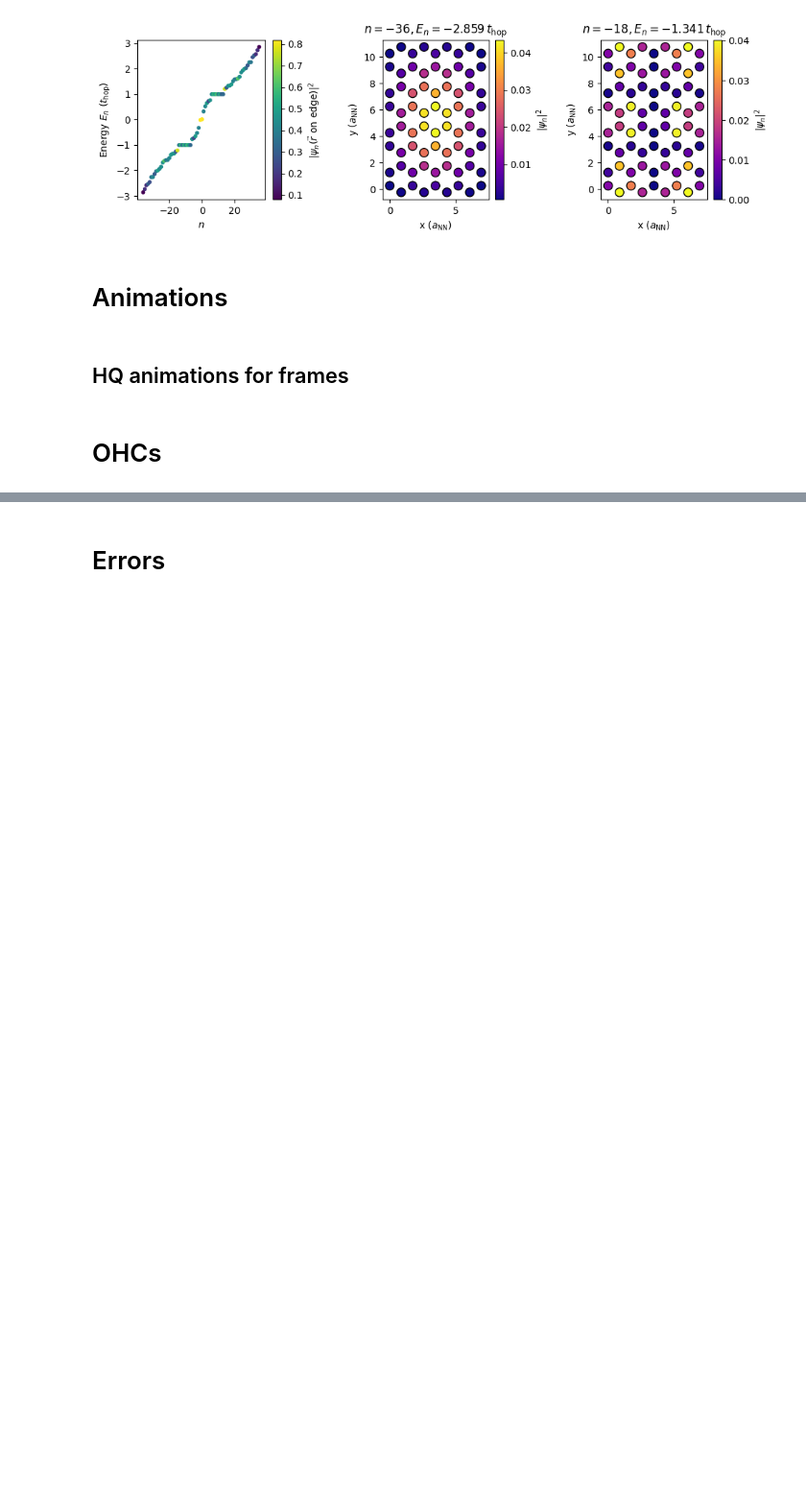
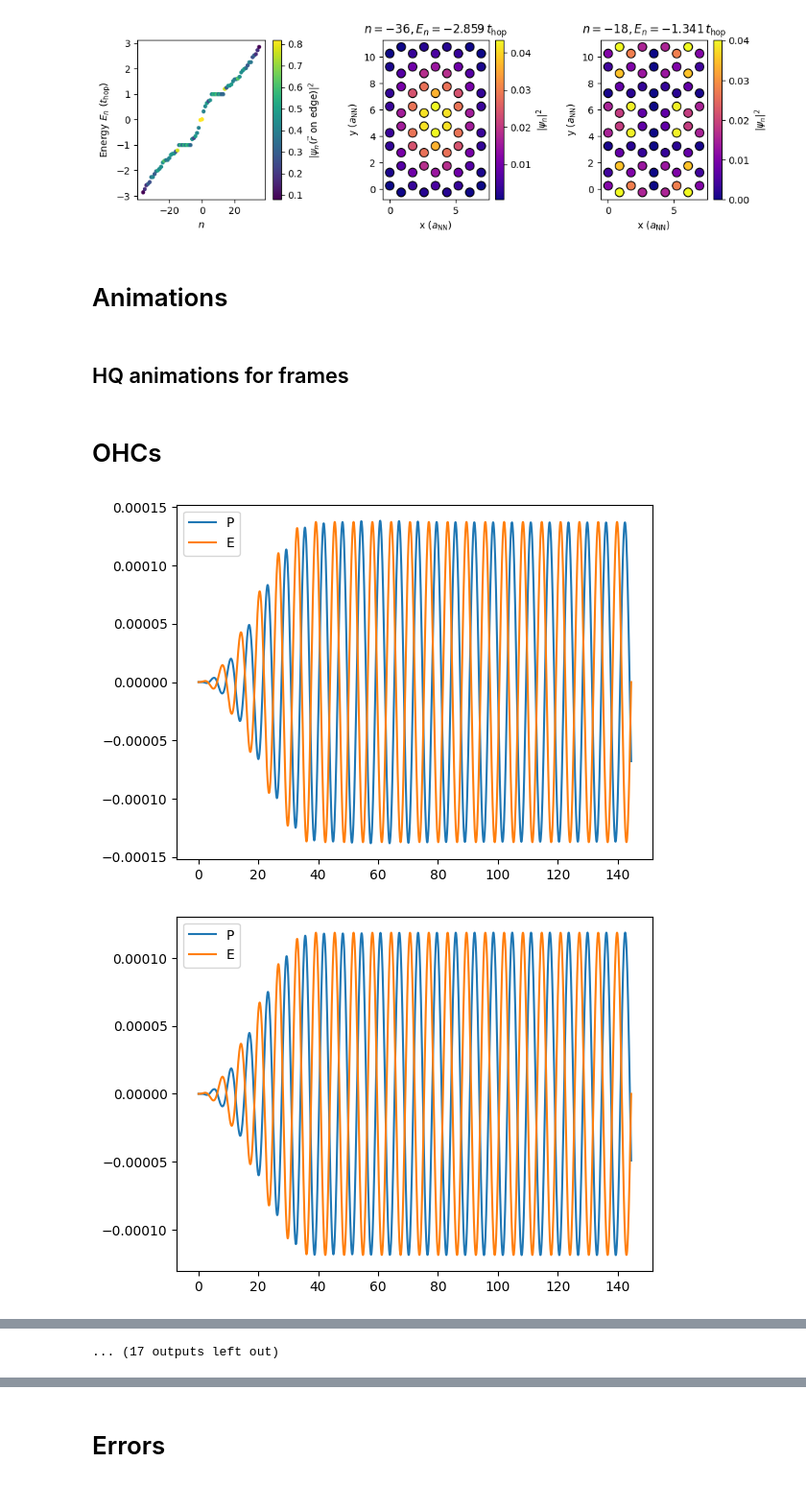
Before and after one commit to Leonard-P/orbitronics_research_project, a Jupyter notebook: results/report_calculations_and_plots.ipynb, the cells around one changed output, grey strips where cells are left out. Shown at 96% size. Drawn from its saved outputs; the diff is of its cells as text; code cells hidden in the pictures; blank space fills up the shorter version.

```diff
--- a/results/report_calculations_and_plots.ipynb
+++ b/results/report_calculations_and_plots.ipynb
@@ -321,37 +321,40 @@ def ohc(data, t_eq):
     return 2 * np.pi * fourier_at_omega(orb_current_values, dt, data["omega"]) / fourier_at_omega(data["E_amplitude"][-t_eq:], dt, data["omega"])
 # %%
 rows = []
-for fname in os.listdir("data_final_nodecay"):
-    path = os.path.join("data_final_nodecay", fname)
+for fname in os.listdir("data"):
+    path = os.path.join("data", fname)
     if not fname.endswith(".pkl"): continue
 
     with open(path, "rb") as fh:
         d = pickle.load(fh)
 
     if d["substeps"] < 150: continue
     if d["Lx"] > 29: continue
 
     Trange = 15 * 2 * np.pi / d["omega"]
     # find index where time > Trange
     t_eq = np.searchsorted(d["E_time"], Trange)
     val = ohc(d, t_eq)
     rows.append({
         "Lx": d.get("Lx"),
         "Ly": d.get("Ly"),
         "omega": d.get("omega"),
         "ohc_abs": float(np.abs(val)),
         "ohc_angle": float(np.angle(val)),
 
         #"ohc_Re": float(np.real(val)),
         #"ohc_Im": float(np.imag(val)),
     })
 
     dt = np.diff(d["E_time"]).mean()
 
     plt.plot(d["E_time"][1:], np.diff(d["orb_pol_values"][:,0]) / dt, label="P")
     plt.plot(d["E_time"][1:], d["E_amplitude"][1:] * abs(val) / (2*np.pi), label="E")
     plt.legend()
     plt.show()
 
 ohc_df = pd.DataFrame(rows).sort_values(["omega", "Lx", "Ly"], ignore_index=True)
 print(ohc_df.to_string(index=False))
+# %% [output]
+[figure, added]
+[figure, added]
@@ -358,3 +371,4 @@ print(ohc_df.to_string(index=False))
+... (17 outputs left out)
 # %%
 from matplotlib.colors import BoundaryNorm
 from matplotlib.cm import ScalarMappable
```
Also changed, not shown: parts of 4 cells of this notebook, 34 other files.
